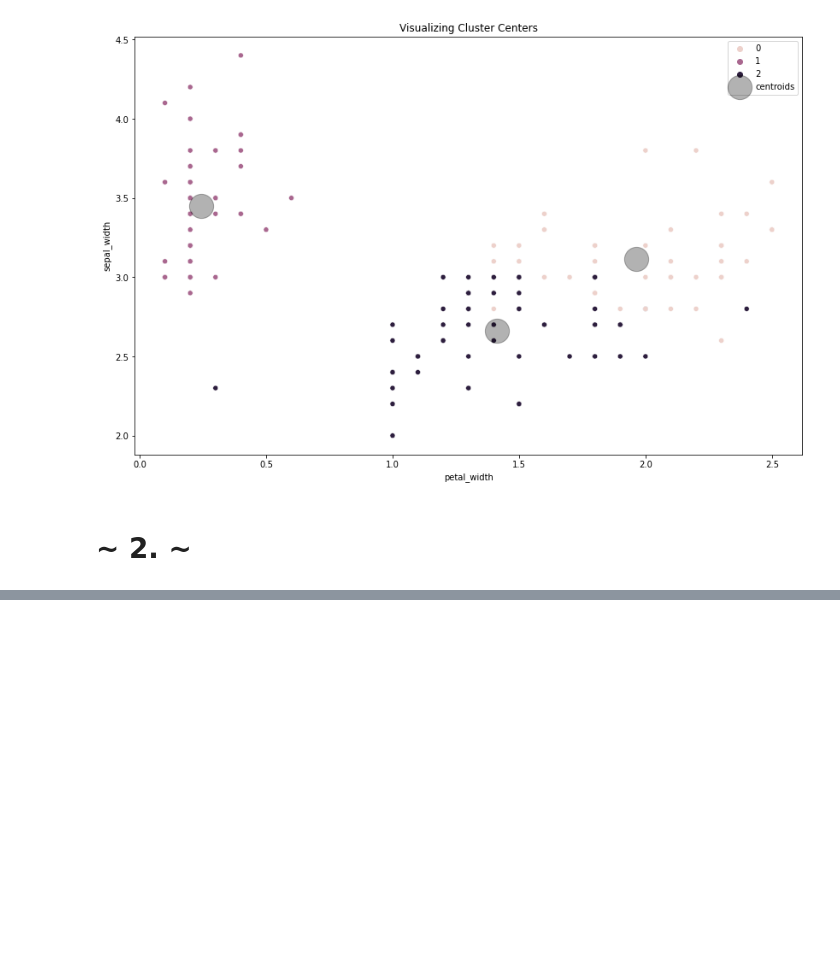
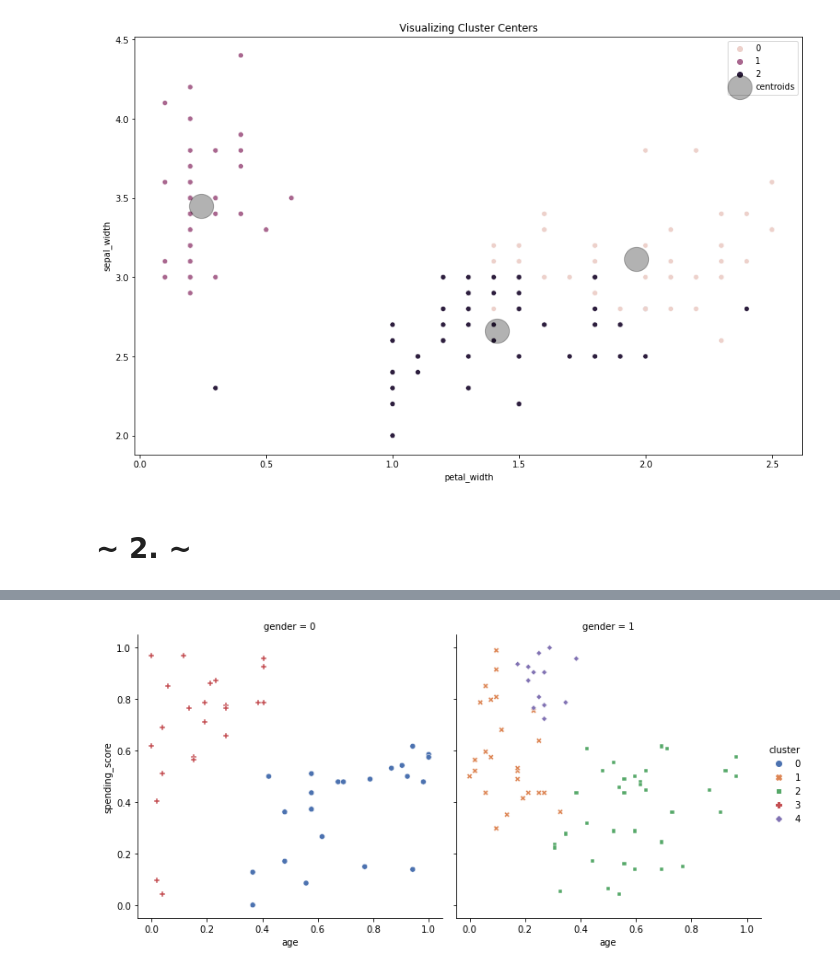
Before and after one commit to joann-balraj/clustering_exercises, a Jupyter notebook: modeling.ipynb, the cells around one changed output, grey strips where cells are left out. Drawn from its saved outputs; the diff is of its cells as text; code cells hidden in the pictures; blank space fills up the shorter version.

```diff
--- a/modeling.ipynb
+++ b/modeling.ipynb
@@ -421,0 +464,12 @@ NameError: name 'train_test_split' is not defined
+# %%
+# Looks like the sweet spot is 4, 5, or 6
+# Let's start with and visualize kmeans clusters w/ k=5
+
+# Fit K-Means
+X = train_scaled.copy()
+kmeans = KMeans(n_clusters=5)
+kmeans.fit(X)
+
+train_scaled['cluster'] = kmeans.labels_
+
+train_scaled.head()
@@ -421,0 +484,6 @@ NameError: name 'train_test_split' is not defined
+# %%
+# One column per gender value
+# One color/shape for each cluster label
+sns.relplot(x="age", y="spending_score", style="cluster", hue="cluster", col="gender", palette="deep", data=train_scaled);
+# %% [output]
+[figure, added]
```
Also changed, not shown: parts of 30 cells of this notebook, 6 other files.
